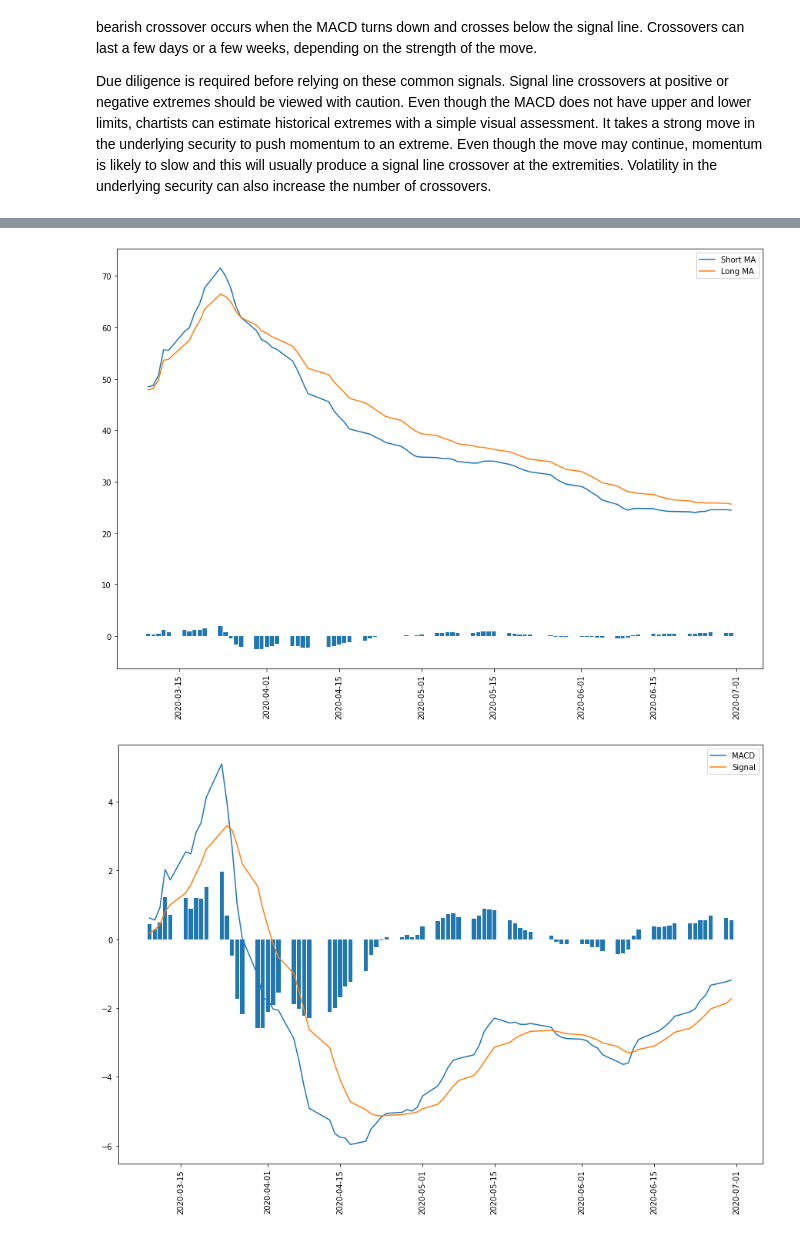
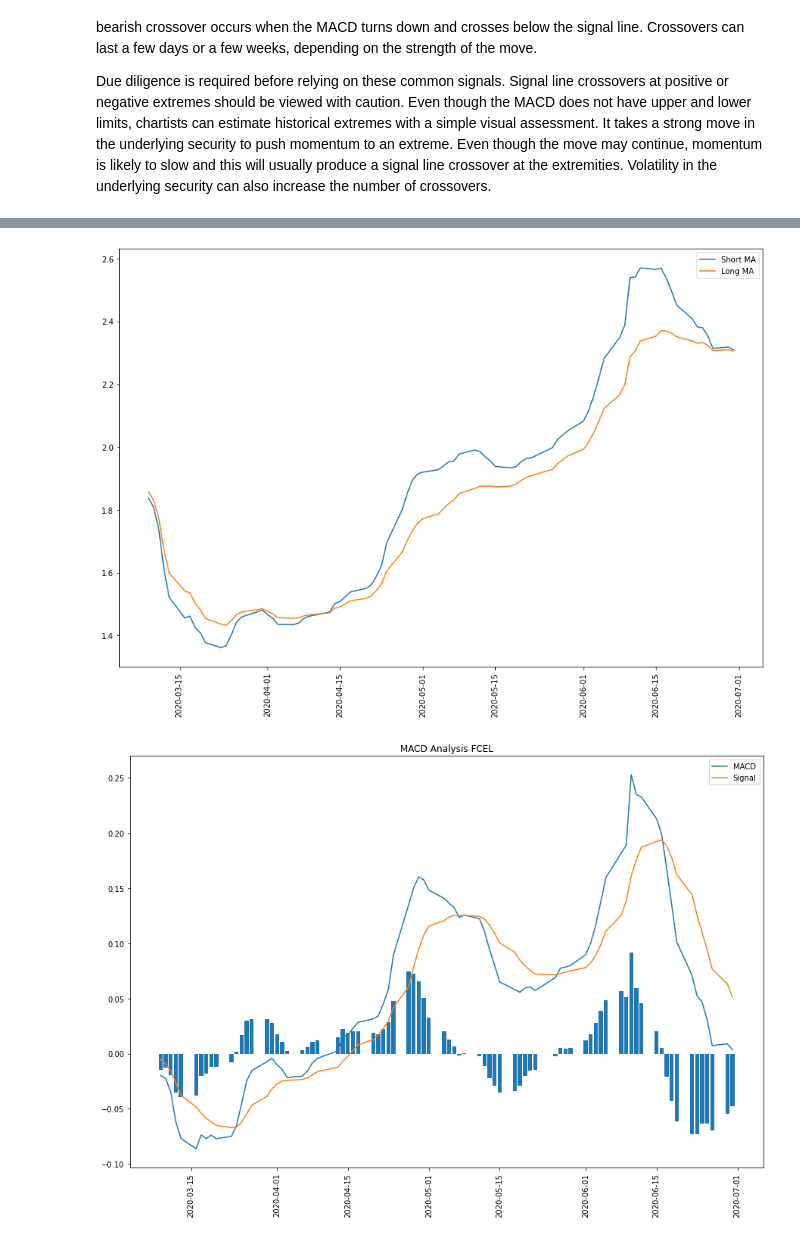
Before and after one commit to Mtaylert/Stock_Evaluation, a Jupyter notebook: StockEvaluations.ipynb, the cells around one changed output, grey strips where cells are left out. Cells and saved outputs as stored; diff of their text form; code cells hidden in the pictures.

```diff
--- a/StockEvaluations.ipynb
+++ b/StockEvaluations.ipynb
@@ -110,8 +110,8 @@ def generate_stock_data(start_date,end_date,ticker):
 
 
 
-
-SDOW = generate_stock_data('2020-03-01',now,'SDOW')
+ticker='FCEL'
+SDOW = generate_stock_data('2020-03-01',now,ticker)
 
 plt.figure(figsize=(15,8))
 plt.title('SDOW Close')
@@ -142,22 +138,22 @@ plt.plot(SDOW['Date'],SDOW['12Day_Moving_Average_Close'],label='Short MA')
 plt.plot(SDOW['Date'],SDOW['26Day_Moving_Average_Close'],label='Long MA')
 
 
-plt.bar(SDOW['Date'],SDOW['hist'])
 plt.legend()
 plt.xticks(rotation=90)
 plt.show()
 # %% [output]
-[figure, old version]
+[figure, new version]
 # %%
 plt.figure(figsize=(15,10))
+plt.title('MACD Analysis {}'.format(ticker))
 plt.plot(SDOW['Date'],SDOW['MACD'],label='MACD')
 plt.plot(SDOW['Date'],SDOW['signal'],label='Signal')
 plt.bar(SDOW['Date'],SDOW['hist'])
 plt.legend()
 plt.xticks(rotation=90)
 plt.show()
 # %% [output]
-[figure, old version]
+[figure, new version]
 # %%
 # For data manipulation
 import pandas as pd
```
Also changed, not shown: parts of 2 cells of this notebook.
